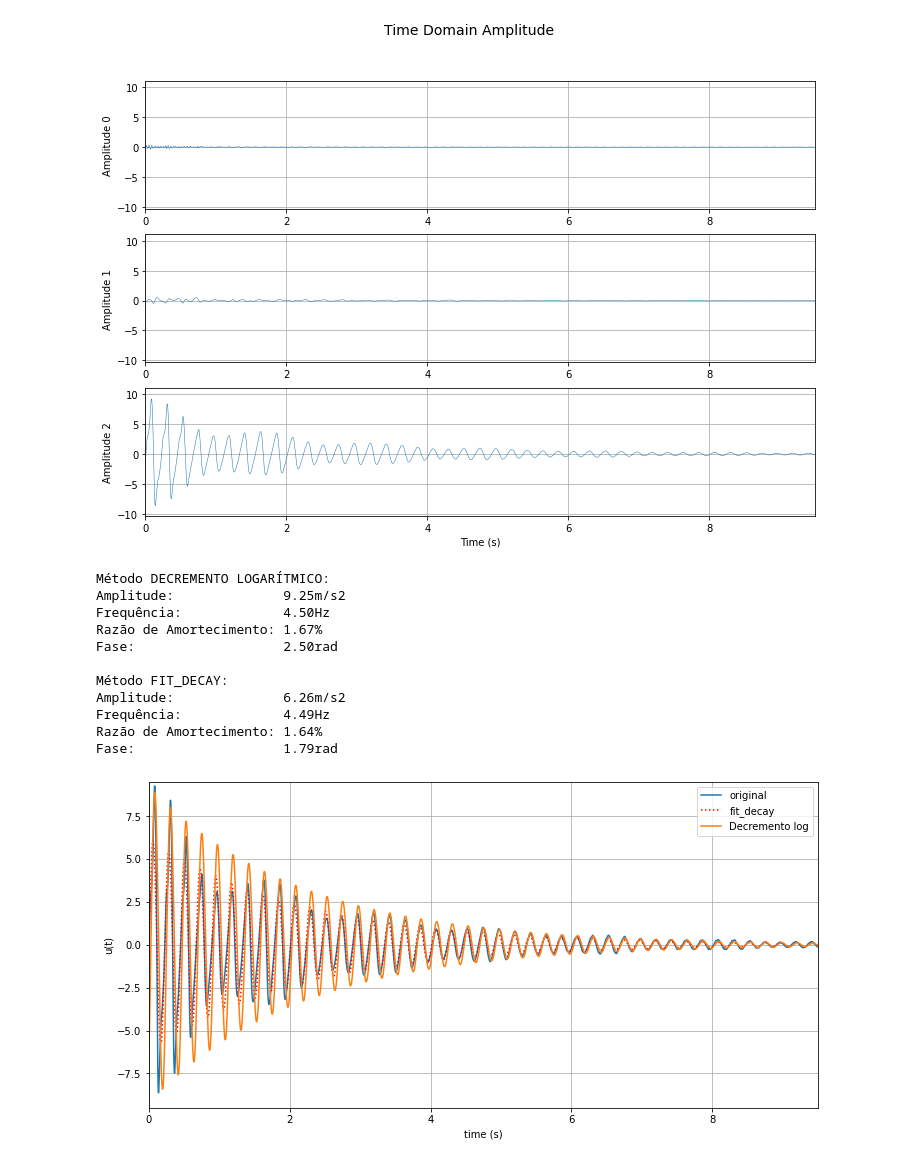
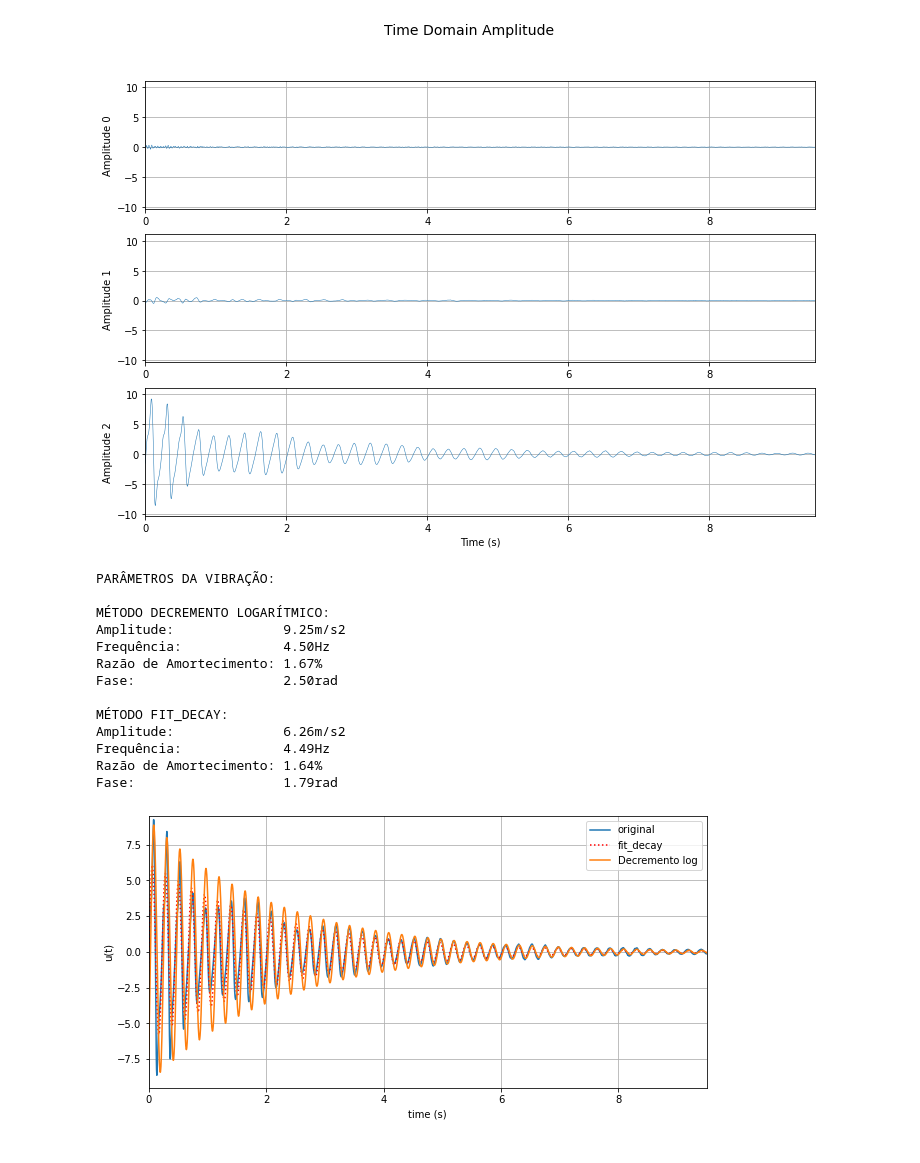
Before and after one commit to GarciaGabe/vibracoes, a Jupyter notebook: TRABALHOS/T1_00275506.ipynb, the cells around one changed output. Drawn from its saved outputs; the diff is of its cells as text; code cells hidden in the pictures.

```diff
--- a/TRABALHOS/T1_00275506.ipynb
+++ b/TRABALHOS/T1_00275506.ipynb
@@ -117,6 +129,9 @@ free.plot_time(fig=2)
  [<matplotlib.lines.Line2D at 0x...>]]
 [figure]
 # %%
+print("PARÂMETROS DA VIBRAÇÃO:")
+print()
+
 #DECREMENTO LOGARÍTIMICO:
 
 # o primeiro ponto possui a = 9.25 m/s²  N = 1
@@ -137,7 +152,7 @@ phi = 2.5
 #a fase foi ajustada "no olho" para o primeiro topo
 uD = e*(umax*np.cos(wD*t_log-phi))
 
-print("Método DECREMENTO LOGARÍTMICO:  ")
+print("MÉTODO DECREMENTO LOGARÍTMICO:  ")
 print('Amplitude:              {0:4.2f}m/s2'.format(umax))
 print('Frequência:             {0:4.2f}Hz  '.format(fn))
 print('Razão de Amortecimento: {0:4.2f}%   '.format(zt*100))
@@ -146,38 +161,40 @@ print('')
 
 #FIT_DECAY:
 
 afit, par = free.fit_decay()
 t         = free.t_axis()
 
-plt.figure(4, figsize=(12, 6), clear=True)
+plt.figure(4, figsize=(10, 5), clear=True)
 plt.plot(t, free[2])
 plt.plot(t, afit[2], 'r:')
 plt.plot(t_log,uD)
 plt.legend(('original','fit_decay','Decremento log'))
 
 plt.xlim( 0, 9.5);  plt.xlabel('time (s)')
 plt.ylim(-9.5, 9.5);  plt.ylabel('u(t)')
 
 plt.grid(True)
 
-print("Método FIT_DECAY:               ")
+print("MÉTODO FIT_DECAY:               ")
 print('Amplitude:              {0:4.2f}m/s2'.format(par[2,0]))
 print('Frequência:             {0:4.2f}Hz  '.format(par[2,1]))
 print('Razão de Amortecimento: {0:4.2f}%   '.format(par[2,2]*100))
 print('Fase:                   {0:4.2f}rad '.format(par[2,3]))
 # %% [output]
-Método DECREMENTO LOGARÍTMICO:
+PARÂMETROS DA VIBRAÇÃO:
+
+MÉTODO DECREMENTO LOGARÍTMICO:
 Amplitude:              9.25m/s2
 Frequência:             4.50Hz
 Razão de Amortecimento: 1.67%
 Fase:                   2.50rad
 
-Método FIT_DECAY:
+MÉTODO FIT_DECAY:
 Amplitude:              6.26m/s2
 Frequência:             4.49Hz
 Razão de Amortecimento: 1.64%
 Fase:                   1.79rad
-[figure, old version]
+[figure, new version]
 # %% [markdown]
 ### Comentários:
 
```
Also changed, not shown: parts of 6 cells of this notebook, 2 other files.
